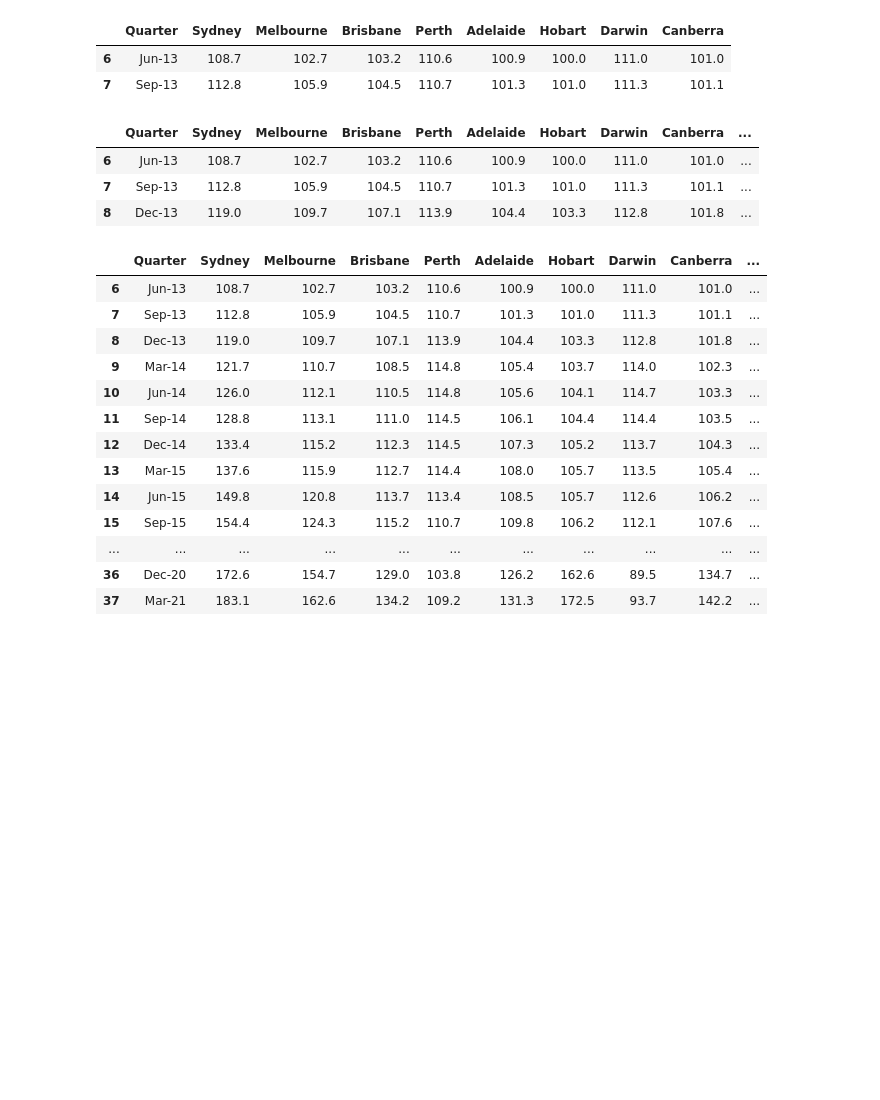
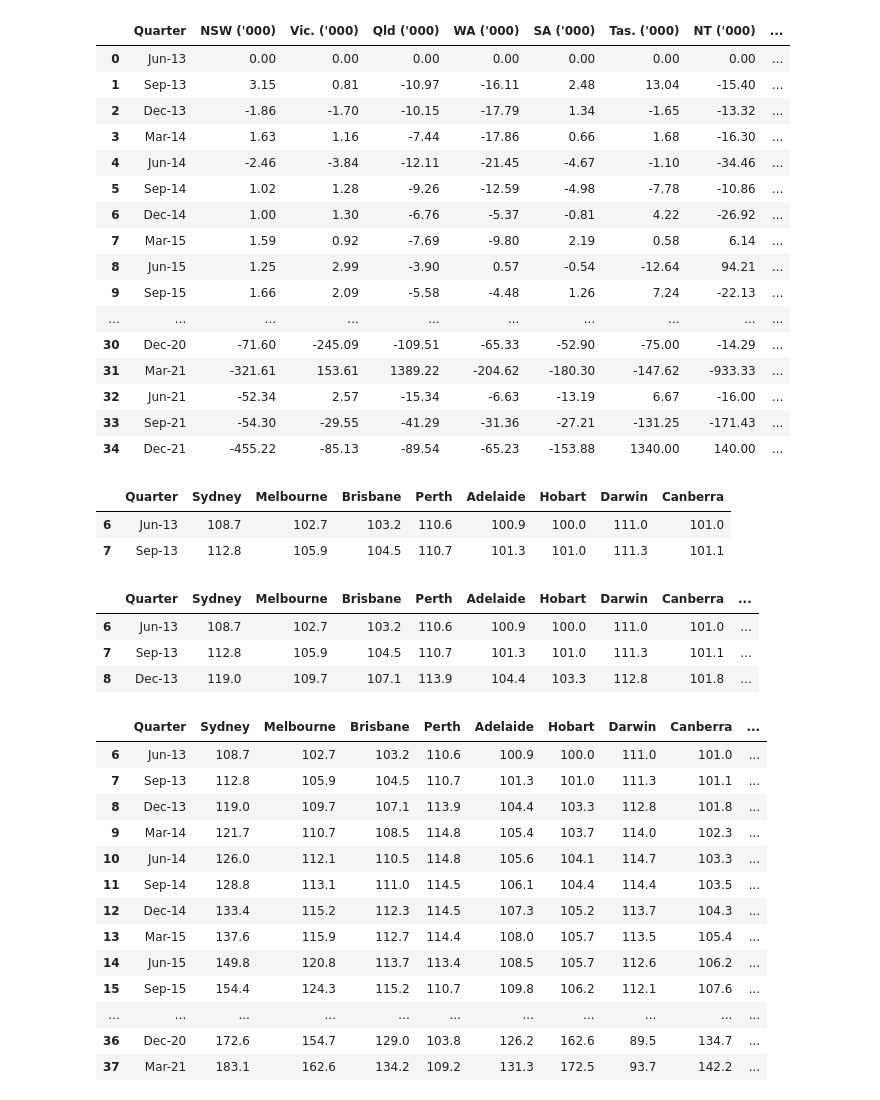
Before and after one commit to L-Tren/Project-1-Group-2, a Jupyter notebook: Project_1_Group2.ipynb, the cells around one changed output. Cells and saved outputs as stored; diff of their text form; code cells hidden in the pictures; blank space fills up the shorter version.

Commit message:
Added in net migration data from Lewis' code to merge with Fab

```diff
--- a/Project_1_Group2.ipynb
+++ b/Project_1_Group2.ipynb
@@ -77,12 +77,68 @@ df_property_price_indexes['Quarter'] = df_property_price_indexes['Quarter'].dt.s
-# %%
-
-# Reorganising the columns to align with the order of the migration data (swap Adelaide and Perth)
-df_property_price_indexes = df_property_price_indexes[["Quarter", "Sydney", "Melbourne", "Brisbane", "Perth", "Adelaide", "Hobart", "Darwin", "Canberra"]]
-df_property_price_indexes.head(2)
-# %% [output]
-|  | Quarter | Sydney | Melbourne | Brisbane | Perth | Adelaide | Hobart | Darwin | Canberra |
-| 6 | Jun-13 | 108.7 | 102.7 | 103.2 | 110.6 | 100.9 | 100.0 | 111.0 | 101.0 |
-| 7 | Sep-13 | 112.8 | 105.9 | 104.5 | 110.7 | 101.3 | 101.0 | 111.3 | 101.1 |
+# %%
+# Locate CSVs in resources in folder
+net_overseas_migration_larger_states = Path("Resources/Graph 5.1 Net overseas migration(a) - larger states(b) - year ending.csv")
+net_overseas_migration_smaller_states = Path("Resources/Graph 5.2 Net overseas migration(a) - smaller states and territories(b) - year ending.csv")
+
+# Load CSV files into DataFrames and remove the first rows (as not relevant data)
+df_larger_states_migration = pd.read_csv(net_overseas_migration_larger_states, skiprows=1)
+df_smaller_states_migration = pd.read_csv(net_overseas_migration_smaller_states, skiprows=1)
+
+# Merge into one migration dataframe
+merged_df_migration = pd.merge(df_larger_states_migration, df_smaller_states_migration, on='Quarter')
+
+#Display migration dataframe
+merged_df_migration
+
+# Remove rows with no values
+merged_df_migration = merged_df_migration.dropna(subset=['Quarter'])
+
+# Remove non-date values
+merged_df_migration = merged_df_migration[merged_df_migration['Quarter'].str.match(r'[A-Za-z]{3}-\d{2}')]
+
+# Convert the Quarter column to datetime format (to enable filtering)
+merged_df_migration['Quarter'] = pd.to_datetime(merged_df_migration['Quarter'], format='%b-%y')
+
+# Filter to remove data after December 2021
+merged_df_migration = merged_df_migration[merged_df_migration['Quarter'] <= pd.to_datetime('Dec-21', format='%b-%y')]
+
+# Convert the Quarter column back to original format (for cleaner visualisation)
+merged_df_migration['Quarter'] = merged_df_migration['Quarter'].dt.strftime('%b-%y')
+
+#After discussing with Fab, will convert to percentage movement per quarter
+for column in merged_df_migration.columns[1:]:
+    merged_df_migration[column] = round(merged_df_migration[column].pct_change() * 100,2)
+
+# Update first row from 'NaN' to display zero
+merged_df_migration.fillna(0, inplace=True)
+
+#Display cleaned merged migration dataframe
+merged_df_migration
+# %% [output]
+|  | Quarter | NSW ('000) | Vic. ('000) | Qld ('000) | WA ('000) | SA ('000) | Tas. ('000) | NT ('000) | ... |
+| 0 | Jun-13 | 0.00 | 0.00 | 0.00 | 0.00 | 0.00 | 0.00 | 0.00 | ... |
+| 1 | Sep-13 | 3.15 | 0.81 | -10.97 | -16.11 | 2.48 | 13.04 | -15.40 | ... |
+| 2 | Dec-13 | -1.86 | -1.70 | -10.15 | -17.79 | 1.34 | -1.65 | -13.32 | ... |
+| 3 | Mar-14 | 1.63 | 1.16 | -7.44 | -17.86 | 0.66 | 1.68 | -16.30 | ... |
+| 4 | Jun-14 | -2.46 | -3.84 | -12.11 | -21.45 | -4.67 | -1.10 | -34.46 | ... |
+| 5 | Sep-14 | 1.02 | 1.28 | -9.26 | -12.59 | -4.98 | -7.78 | -10.86 | ... |
+| 6 | Dec-14 | 1.00 | 1.30 | -6.76 | -5.37 | -0.81 | 4.22 | -26.92 | ... |
+| 7 | Mar-15 | 1.59 | 0.92 | -7.69 | -9.80 | 2.19 | 0.58 | 6.14 | ... |
+| 8 | Jun-15 | 1.25 | 2.99 | -3.90 | 0.57 | -0.54 | -12.64 | 94.21 | ... |
+| 9 | Sep-15 | 1.66 | 2.09 | -5.58 | -4.48 | 1.26 | 7.24 | -22.13 | ... |
+| ... | ... | ... | ... | ... | ... | ... | ... | ... | ... |
+| 30 | Dec-20 | -71.60 | -245.09 | -109.51 | -65.33 | -52.90 | -75.00 | -14.29 | ... |
+| 31 | Mar-21 | -321.61 | 153.61 | 1389.22 | -204.62 | -180.30 | -147.62 | -933.33 | ... |
+| 32 | Jun-21 | -52.34 | 2.57 | -15.34 | -6.63 | -13.19 | 6.67 | -16.00 | ... |
+| 33 | Sep-21 | -54.30 | -29.55 | -41.29 | -31.36 | -27.21 | -131.25 | -171.43 | ... |
+| 34 | Dec-21 | -455.22 | -85.13 | -89.54 | -65.23 | -153.88 | 1340.00 | 140.00 | ... |
+# %%
+# Reorganising the columns to align with the order of the migration data (swap Adelaide and Perth)
+df_property_price_indexes = df_property_price_indexes[["Quarter", "Sydney", "Melbourne", "Brisbane", "Perth", "Adelaide", "Hobart", "Darwin", "Canberra"]]
+df_property_price_indexes.head(2)
+# %% [output]
+|  | Quarter | Sydney | Melbourne | Brisbane | Perth | Adelaide | Hobart | Darwin | Canberra |
+| 6 | Jun-13 | 108.7 | 102.7 | 103.2 | 110.6 | 100.9 | 100.0 | 111.0 | 101.0 |
+| 7 | Sep-13 | 112.8 | 105.9 | 104.5 | 110.7 | 101.3 | 101.0 | 111.3 | 101.1 |
 # %%
 df_property_price_indexes['Sydney Variation'] = round(df_property_price_indexes['Sydney'].pct_change() * 100,2)
 df_property_price_indexes['Melbourne Variation'] = round(df_property_price_indexes['Melbourne'].pct_change() * 100,2)
```
Also changed, not shown: parts of 2 cells of this notebook.
